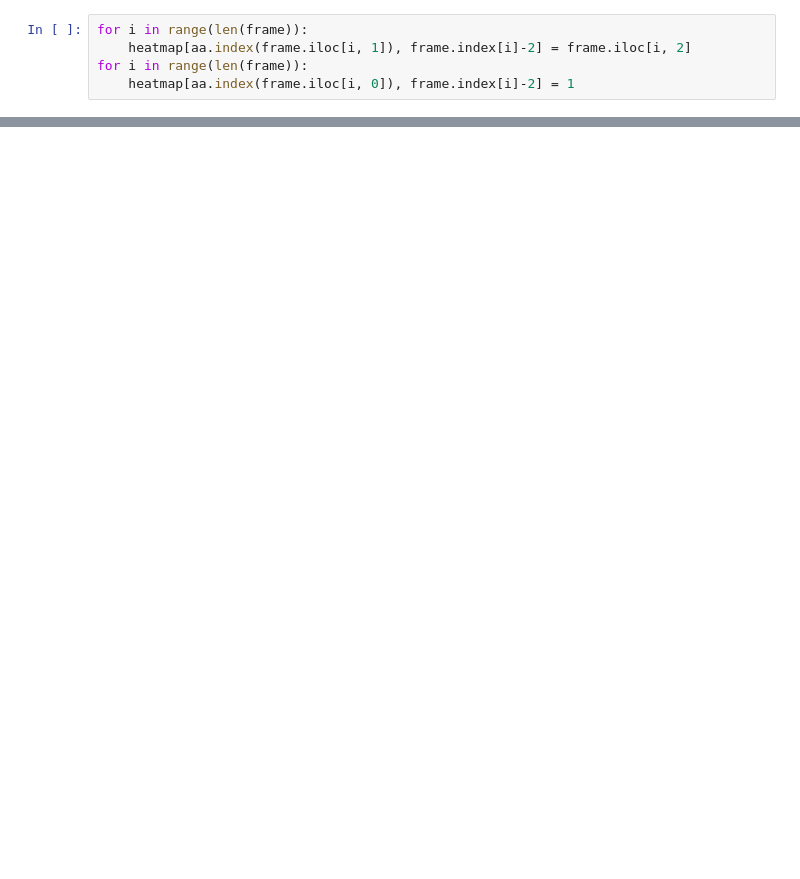
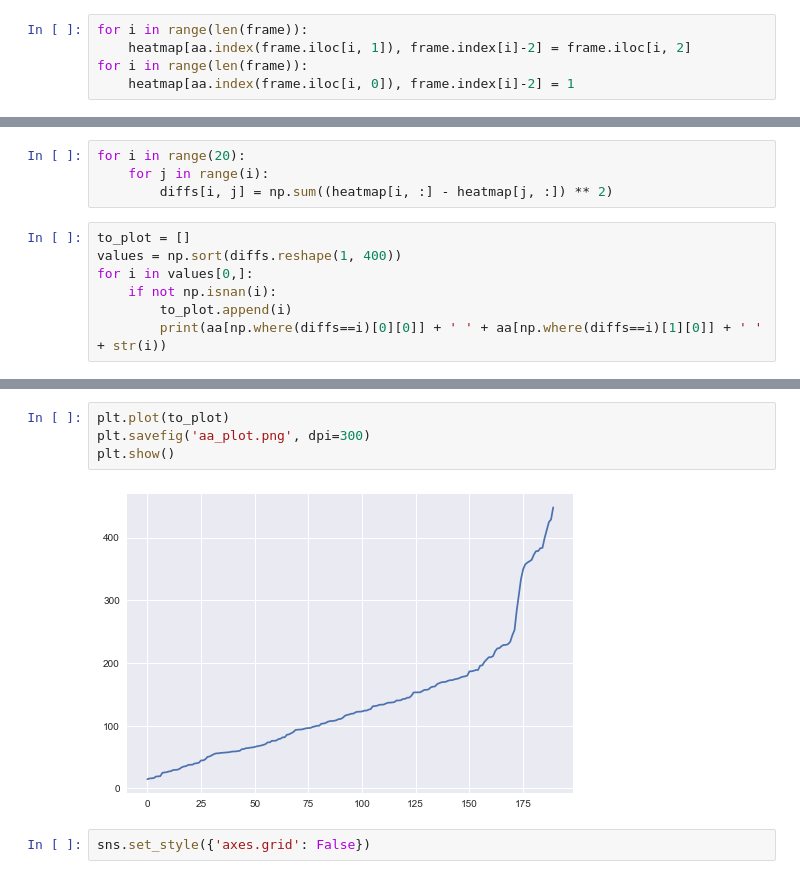
Before and after one commit to azwang10/aa-usage, a Jupyter notebook: similar_aas.ipynb, the cells around one changed output, grey strips where cells are left out. Saved outputs shown, nothing was run; the diff lists cells and outputs as text; blank space fills up the shorter version.

```diff
--- a/similar_aas.ipynb
+++ b/similar_aas.ipynb
@@ -21,0 +24,11 @@ for i in range(len(frame)):
+# %%
+for i in range(20):
+    for j in range(i):
+        diffs[i, j] = np.sum((heatmap[i, :] - heatmap[j, :]) ** 2)
+# %%
+to_plot = []
+values = np.sort(diffs.reshape(1, 400))
+for i in values[0,]:
+    if not np.isnan(i):
+        to_plot.append(i)
+        print(aa[np.where(diffs==i)[0][0]] + ' ' + aa[np.where(diffs==i)[1][0]] + ' ' + str(i))
@@ -21,0 +53,8 @@ for i in range(len(frame)):
+# %%
+plt.plot(to_plot)
+plt.savefig('aa_plot.png', dpi=300)
+plt.show()
+# %% [output]
+[figure, added]
+# %%
+sns.set_style({'axes.grid': False})
```
Also changed, not shown: parts of 13 cells of this notebook, 3 other files.
